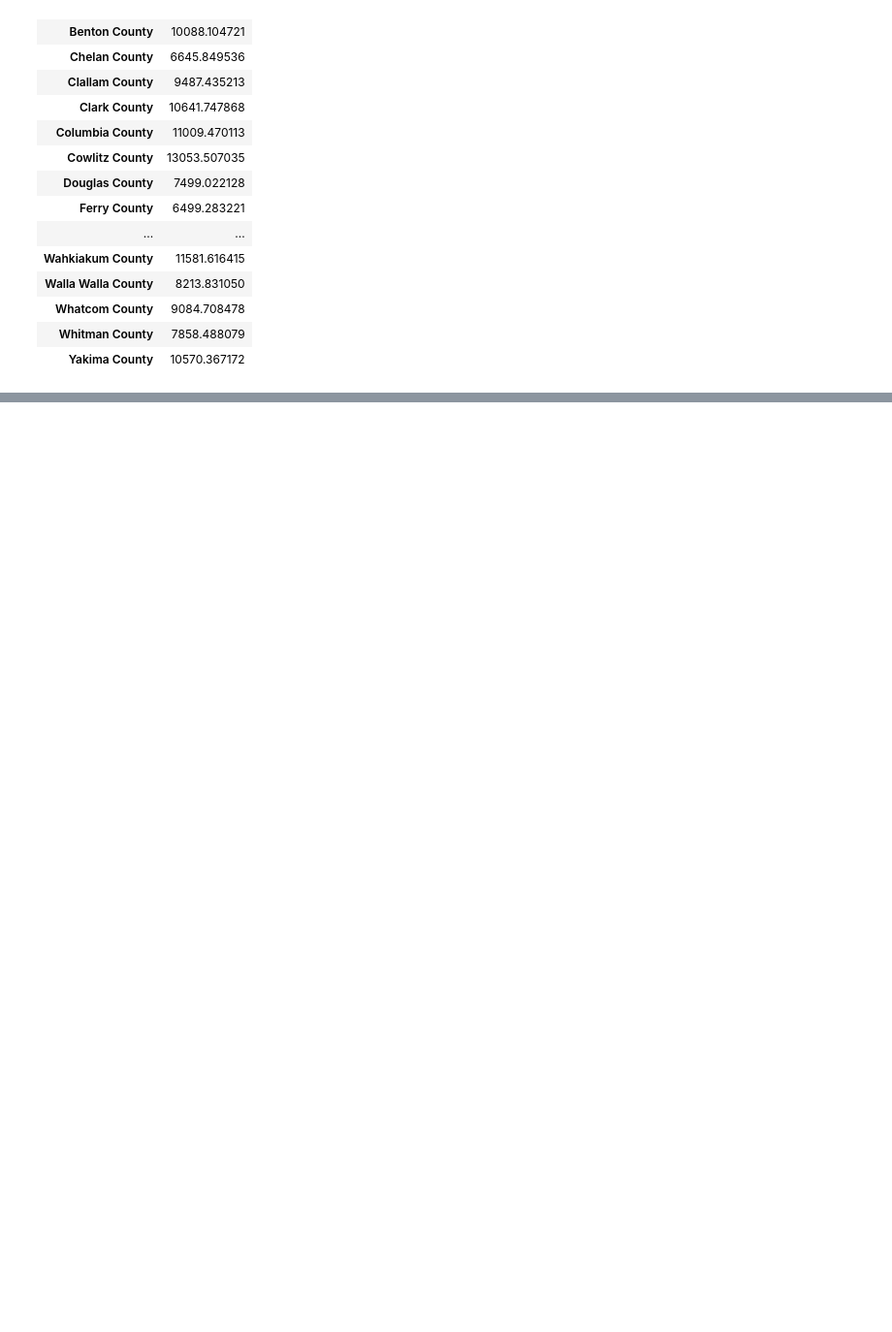
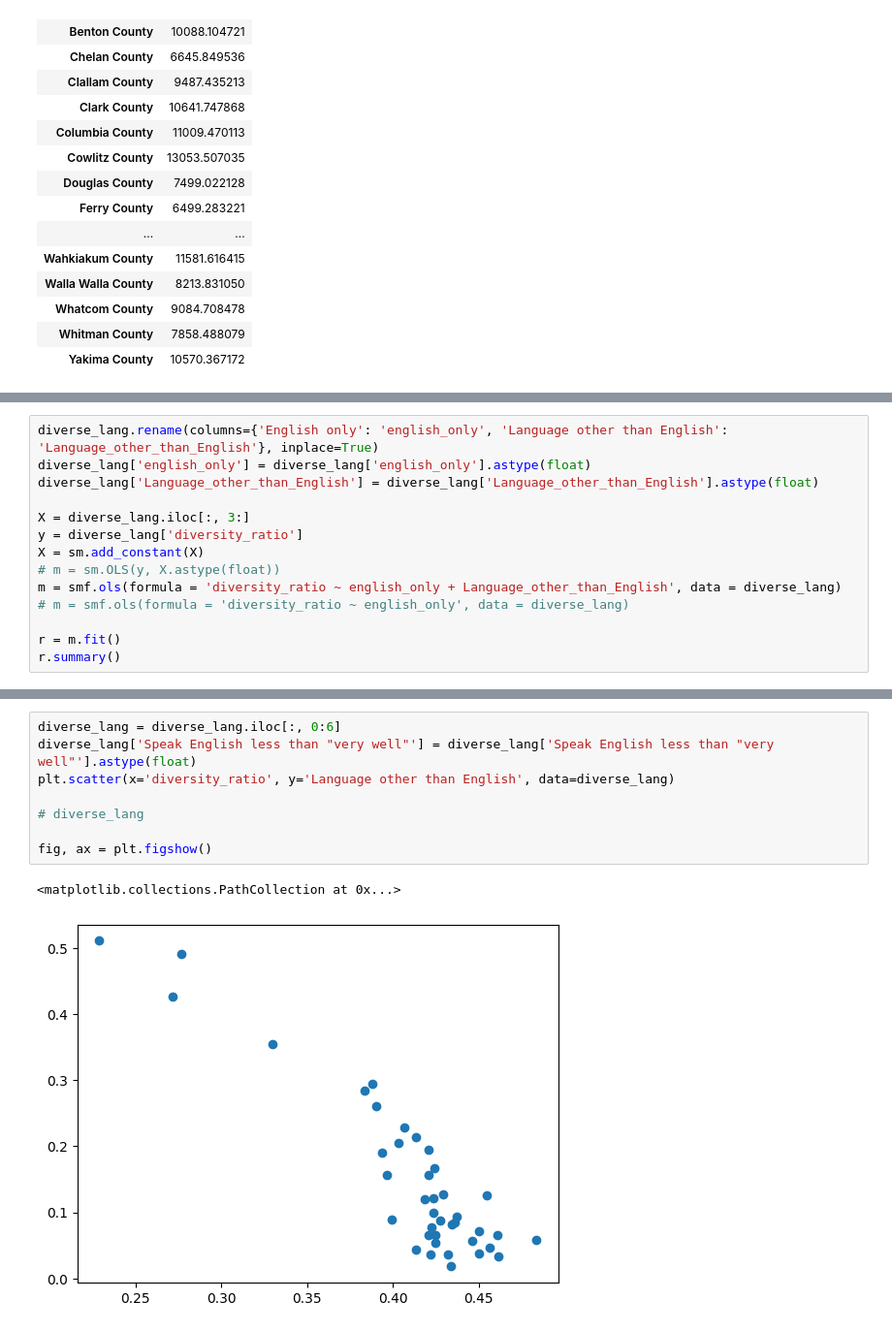
Before and after one commit to aronaacho/WALanguageDiversity, a Jupyter notebook: WALanguageDiversity.ipynb, the cells around one changed output, grey strips where cells are left out. Shown at 97% size. Cells and saved outputs as stored; diff of their text form; blank space fills up the shorter version.

```diff
--- a/WALanguageDiversity.ipynb
+++ b/WALanguageDiversity.ipynb
@@ -290,0 +328,14 @@ mini_ancestry
+# %%
+diverse_lang.rename(columns={'English only': 'english_only', 'Language other than English': 'Language_other_than_English'}, inplace=True)
+diverse_lang['english_only'] = diverse_lang['english_only'].astype(float)
+diverse_lang['Language_other_than_English'] = diverse_lang['Language_other_than_English'].astype(float)
+
+X = diverse_lang.iloc[:, 3:]
+y = diverse_lang['diversity_ratio']
+X = sm.add_constant(X)
+# m = sm.OLS(y, X.astype(float))
+m = smf.ols(formula = 'diversity_ratio ~ english_only + Language_other_than_English', data = diverse_lang)
+# m = smf.ols(formula = 'diversity_ratio ~ english_only', data = diverse_lang)
+
+r = m.fit()
+r.summary()
@@ -290,0 +415,11 @@ mini_ancestry
+# %%
+diverse_lang = diverse_lang.iloc[:, 0:6]
+diverse_lang['Speak English less than "very well"'] = diverse_lang['Speak English less than "very well"'].astype(float)
+plt.scatter(x='diversity_ratio', y='Language other than English', data=diverse_lang)
+
+# diverse_lang
+
+fig, ax = plt.figshow()
+# %% [output]
+<matplotlib.collections.PathCollection at 0x...>
+[figure, added]
```
Also changed, not shown: parts of 18 cells of this notebook, 23 other files.
